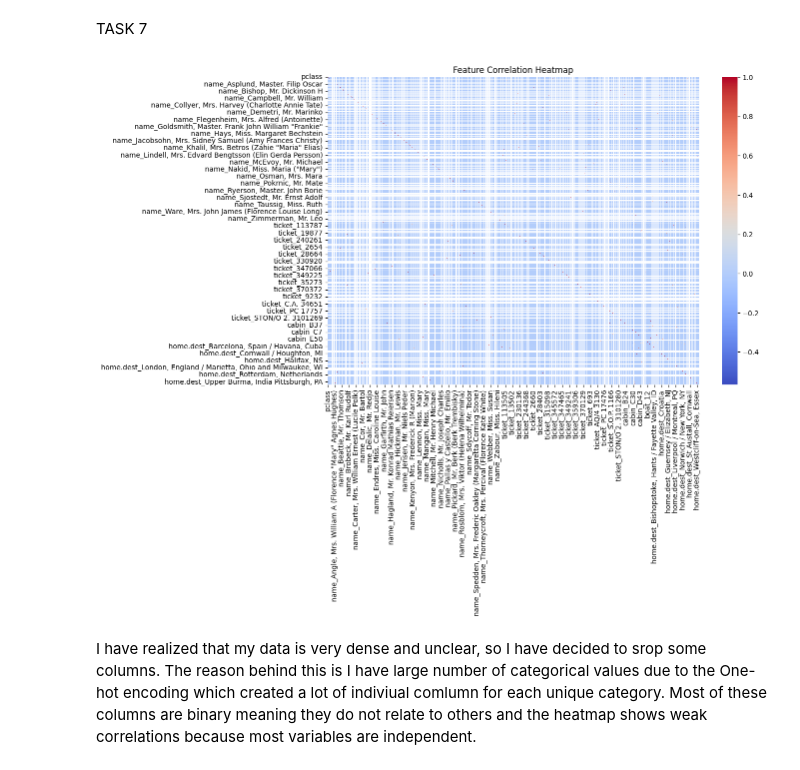
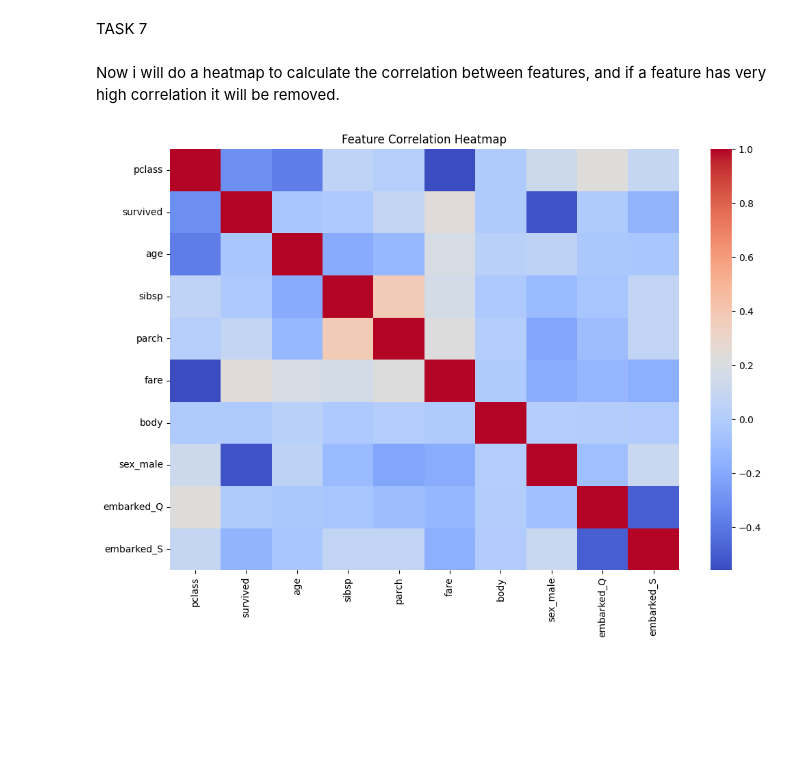
Before and after one commit to FaisalJunblatt/ML-Assignment1, a Jupyter notebook: newassignment1_faisal.ipynb, the cells around one changed output. Cells and saved outputs as stored; diff of their text form; code cells hidden in the pictures; blank space fills up the shorter version.

```diff
--- a/newassignment1_faisal.ipynb
+++ b/newassignment1_faisal.ipynb
@@ -478,9 +479,11 @@ corr_matrix = X_train.corr()
+# %% [markdown]
+Now i will do a heatmap to calculate the correlation between features, and if a feature has very high correlation it will be removed.
+# %%
+correlation_matrix = df.corr()
 # %%
 plt.figure(figsize=(12, 8))
-sns.heatmap(corr_matrix, cmap="coolwarm", annot=False)
+sns.heatmap(correlation_matrix, annot=False, cmap="coolwarm")
 plt.title("Feature Correlation Heatmap")
 plt.show()
 # %% [output]
-[figure, old version]
+[figure, new version]
-# %% [markdown]
-I have realized that my data is very dense and unclear, so I have decided to srop some columns. The reason behind this is I have large number of categorical values due to the One-hot encoding which created a lot of indiviual comlumn for each unique category. Most of these columns are binary meaning they do not relate to others and the heatmap shows weak correlations because most variables are independent.
```
Also changed, not shown: parts of 23 cells of this notebook, 1 other file.
